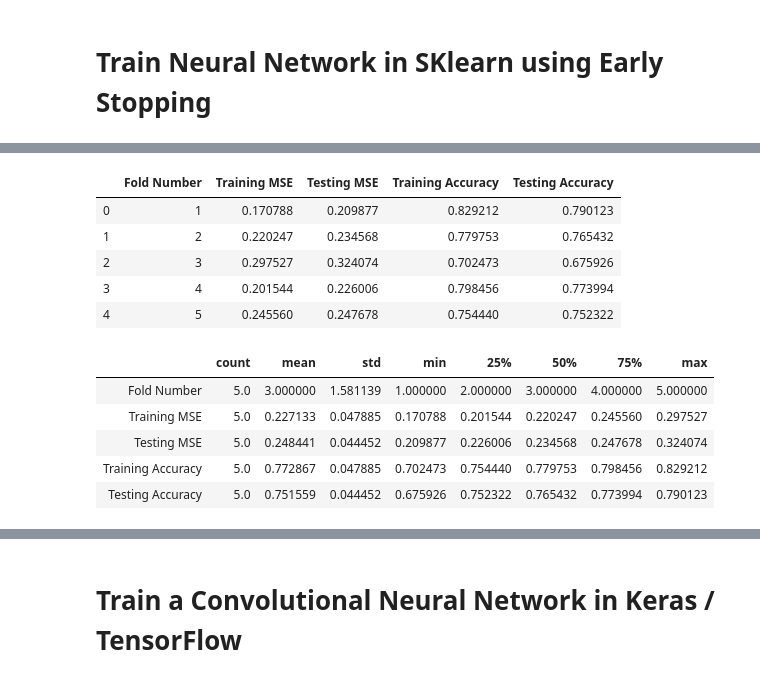
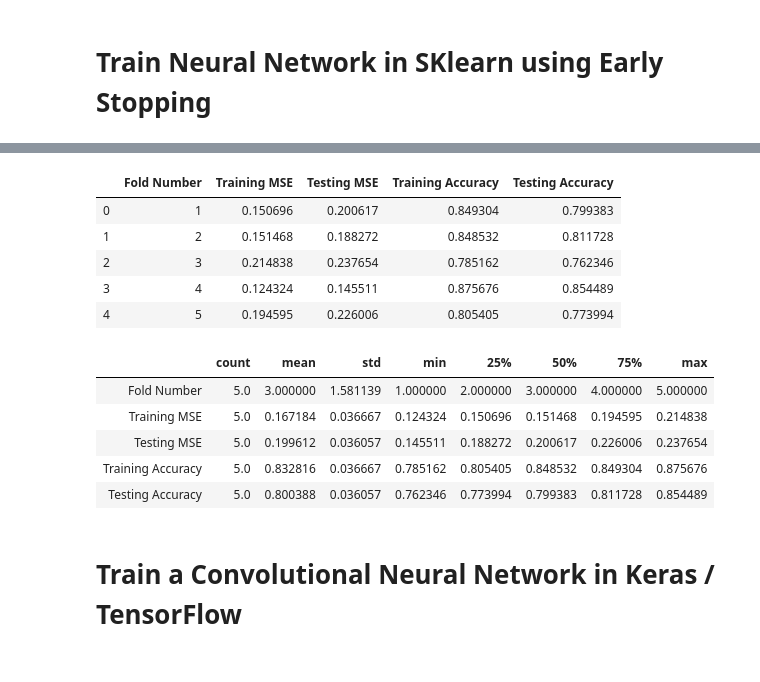
Before and after one commit to gassergalalali/Construction-Equipment-Classifier, a Jupyter notebook: Project Code.ipynb, the cells around one changed output, grey strips where cells are left out. Drawn from its saved outputs; the diff is of its cells as text; code cells hidden in the pictures.

```diff
--- a/Project Code.ipynb
+++ b/Project Code.ipynb
@@ -358,17 +450,34 @@ print(f"[{datetime.datetime.now()}] Done!")
-# %%
-kfold_history = pd.DataFrame(kfold_history)
-display(kfold_history)
-display(kfold_history.describe().T)
-# %% [output]
-|  | Fold Number | Training MSE | Testing MSE | Training Accuracy | Testing Accuracy |
-| 0 | 1 | 0.170788 | 0.209877 | 0.829212 | 0.790123 |
-| 1 | 2 | 0.220247 | 0.234568 | 0.779753 | 0.765432 |
-| 2 | 3 | 0.297527 | 0.324074 | 0.702473 | 0.675926 |
-| 3 | 4 | 0.201544 | 0.226006 | 0.798456 | 0.773994 |
-| 4 | 5 | 0.245560 | 0.247678 | 0.754440 | 0.752322 |
-|  | count | mean | std | min | 25% | 50% | 75% | max |
-| Fold Number | 5.0 | 3.000000 | 1.581139 | 1.000000 | 2.000000 | 3.000000 | 4.000000 | 5.000000 |
-| Training MSE | 5.0 | 0.227133 | 0.047885 | 0.170788 | 0.201544 | 0.220247 | 0.245560 | 0.297527 |
-| Testing MSE | 5.0 | 0.248441 | 0.044452 | 0.209877 | 0.226006 | 0.234568 | 0.247678 | 0.324074 |
-| Training Accuracy | 5.0 | 0.772867 | 0.047885 | 0.702473 | 0.754440 | 0.779753 | 0.798456 | 0.829212 |
-| Testing Accuracy | 5.0 | 0.751559 | 0.044452 | 0.675926 | 0.752322 | 0.765432 | 0.773994 | 0.790123 |
+# %%
+X = np.load("X.npy")
+t = np.load("y.npy")
+
+number_of_folds = 5
+kfold_history = {c: [] for c in ['Fold Number', 'Training MSE', 'Testing MSE', 'Training Accuracy', 'Testing Accuracy']}
+kf = sklearn.model_selection.KFold(number_of_folds, shuffle=True, random_state=1)
+for i, (train_index, test_index) in enumerate(kf.split(X)):
+    print(f"[{datetime.datetime.now()}] Training Fold {i+1} / {number_of_folds} ...")
+    mlp = sklearn.neural_network.MLPClassifier(
+        [100, 50, 50],
+        activation='relu',
+        learning_rate='adaptive',
+        random_state=1,
+        solver='adam',
+        early_stopping=True,
+        learning_rate_init=0.0001,
+        tol=0.0001,
+        verbose=False
+    )
+    mlp.fit(X[train_index], t[train_index])
+    # Calculate Metrics
+    pred_test = mlp.predict(X[test_index])
+    pred_traing = mlp.predict(X[train_index])
+    kfold_history['Fold Number'].append(i + 1)
+    kfold_history['Training MSE'].append(sklearn.metrics.mean_squared_error(t[train_index], pred_traing))
+    kfold_history['Testing MSE'].append(sklearn.metrics.mean_squared_error(t[test_index], pred_test))
+    kfold_history['Training Accuracy'].append(sklearn.metrics.accuracy_score(t[train_index], pred_traing))
+    kfold_history['Testing Accuracy'].append(sklearn.metrics.accuracy_score(t[test_index], pred_test))
+print(f"[{datetime.datetime.now()}] Done!")
+kfold_history = pd.DataFrame(kfold_history)
+display(kfold_history)
+display(kfold_history.describe().T)
+# %% [output]
@@ -375,3 +490,15 @@ display(kfold_history.describe().T)
+|  | Fold Number | Training MSE | Testing MSE | Training Accuracy | Testing Accuracy |
+| 0 | 1 | 0.150696 | 0.200617 | 0.849304 | 0.799383 |
+| 1 | 2 | 0.151468 | 0.188272 | 0.848532 | 0.811728 |
+| 2 | 3 | 0.214838 | 0.237654 | 0.785162 | 0.762346 |
+| 3 | 4 | 0.124324 | 0.145511 | 0.875676 | 0.854489 |
+| 4 | 5 | 0.194595 | 0.226006 | 0.805405 | 0.773994 |
+|  | count | mean | std | min | 25% | 50% | 75% | max |
+| Fold Number | 5.0 | 3.000000 | 1.581139 | 1.000000 | 2.000000 | 3.000000 | 4.000000 | 5.000000 |
+| Training MSE | 5.0 | 0.167184 | 0.036667 | 0.124324 | 0.150696 | 0.151468 | 0.194595 | 0.214838 |
+| Testing MSE | 5.0 | 0.199612 | 0.036057 | 0.145511 | 0.188272 | 0.200617 | 0.226006 | 0.237654 |
+| Training Accuracy | 5.0 | 0.832816 | 0.036667 | 0.785162 | 0.805405 | 0.848532 | 0.849304 | 0.875676 |
+| Testing Accuracy | 5.0 | 0.800388 | 0.036057 | 0.762346 | 0.773994 | 0.799383 | 0.811728 | 0.854489 |
 # %% [markdown]
 # Train a Convolutional Neural Network in Keras / TensorFlow
 # %%
```
Also changed, not shown: parts of 5 cells of this notebook.
